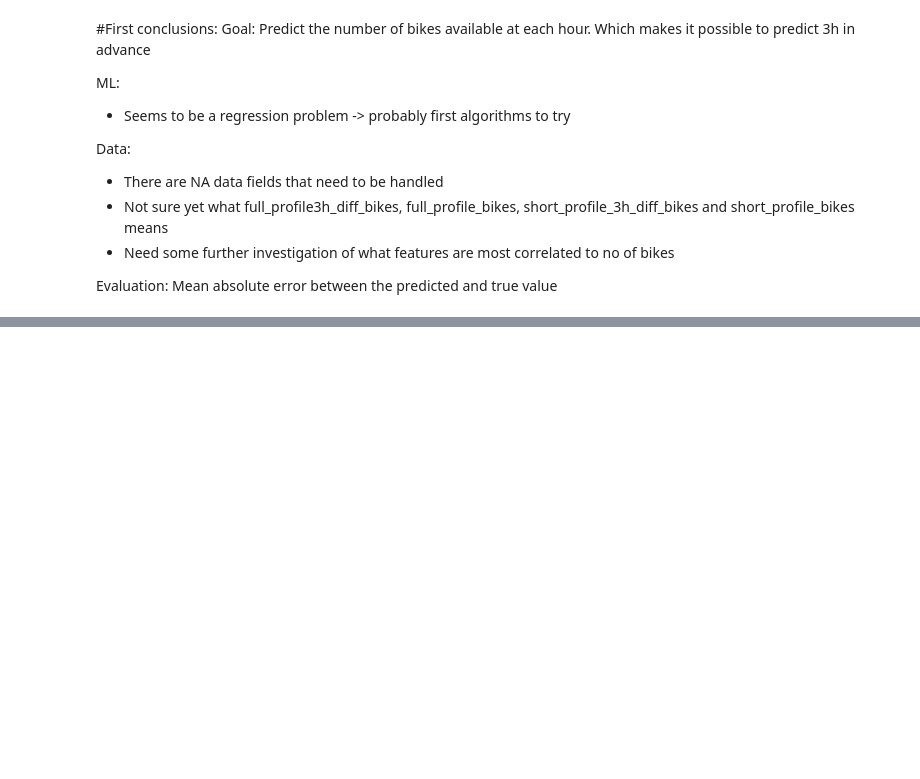
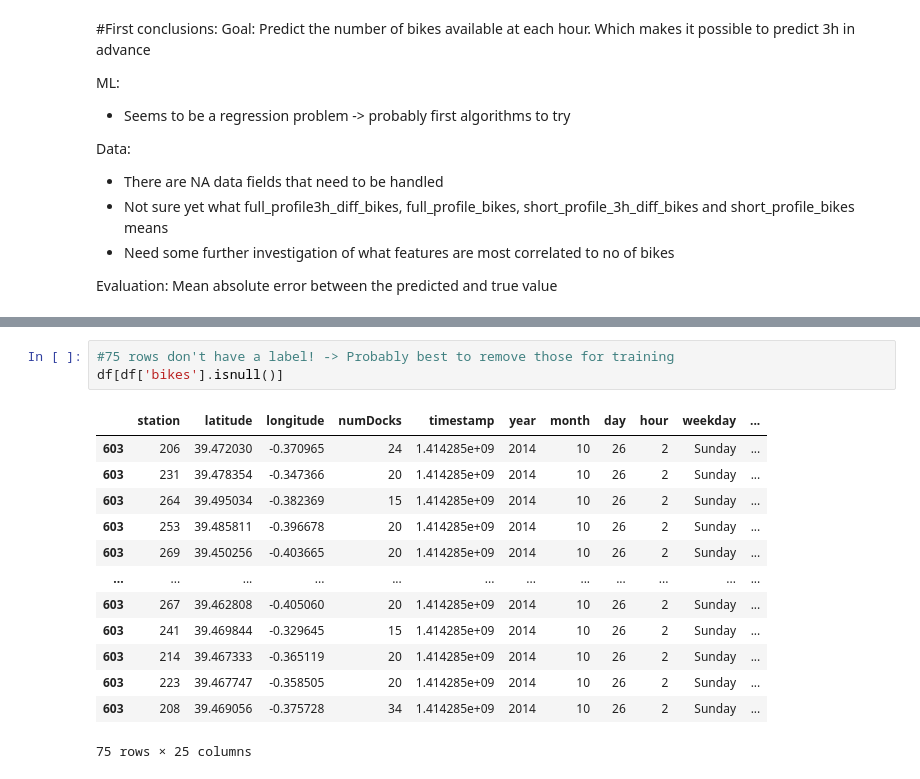
Before and after one commit to isabelladegen/mlp-2021, a Jupyter notebook: notebooks/ExperimentWithPerStationData.ipynb, the cells around one changed output, grey strips where cells are left out. Cells and saved outputs as stored; diff of their text form; blank space fills up the shorter version.

```diff
--- a/notebooks/ExperimentWithPerStationData.ipynb
+++ b/notebooks/ExperimentWithPerStationData.ipynb
@@ -244,0 +290,17 @@ Mean absolute error between the predicted and true value
+# %%
+#75 rows don't have a label! -> Probably best to remove those for training
+df[df['bikes'].isnull()]
+# %% [output]
+|  | station | latitude | longitude | numDocks | timestamp | year | month | day | hour | weekday | ... |
+| 603 | 206 | 39.472030 | -0.370965 | 24 | 1.414285e+09 | 2014 | 10 | 26 | 2 | Sunday | ... |
+| 603 | 231 | 39.478354 | -0.347366 | 20 | 1.414285e+09 | 2014 | 10 | 26 | 2 | Sunday | ... |
+| 603 | 264 | 39.495034 | -0.382369 | 15 | 1.414285e+09 | 2014 | 10 | 26 | 2 | Sunday | ... |
+| 603 | 253 | 39.485811 | -0.396678 | 20 | 1.414285e+09 | 2014 | 10 | 26 | 2 | Sunday | ... |
+| 603 | 269 | 39.450256 | -0.403665 | 20 | 1.414285e+09 | 2014 | 10 | 26 | 2 | Sunday | ... |
+| ... | ... | ... | ... | ... | ... | ... | ... | ... | ... | ... | ... |
+| 603 | 267 | 39.462808 | -0.405060 | 20 | 1.414285e+09 | 2014 | 10 | 26 | 2 | Sunday | ... |
+| 603 | 241 | 39.469844 | -0.329645 | 15 | 1.414285e+09 | 2014 | 10 | 26 | 2 | Sunday | ... |
+| 603 | 214 | 39.467333 | -0.365119 | 20 | 1.414285e+09 | 2014 | 10 | 26 | 2 | Sunday | ... |
+| 603 | 223 | 39.467747 | -0.358505 | 20 | 1.414285e+09 | 2014 | 10 | 26 | 2 | Sunday | ... |
+| 603 | 208 | 39.469056 | -0.375728 | 34 | 1.414285e+09 | 2014 | 10 | 26 | 2 | Sunday | ... |
+75 rows × 25 columns
```
Also changed, not shown: parts of 6 cells of this notebook, 19 other files.
